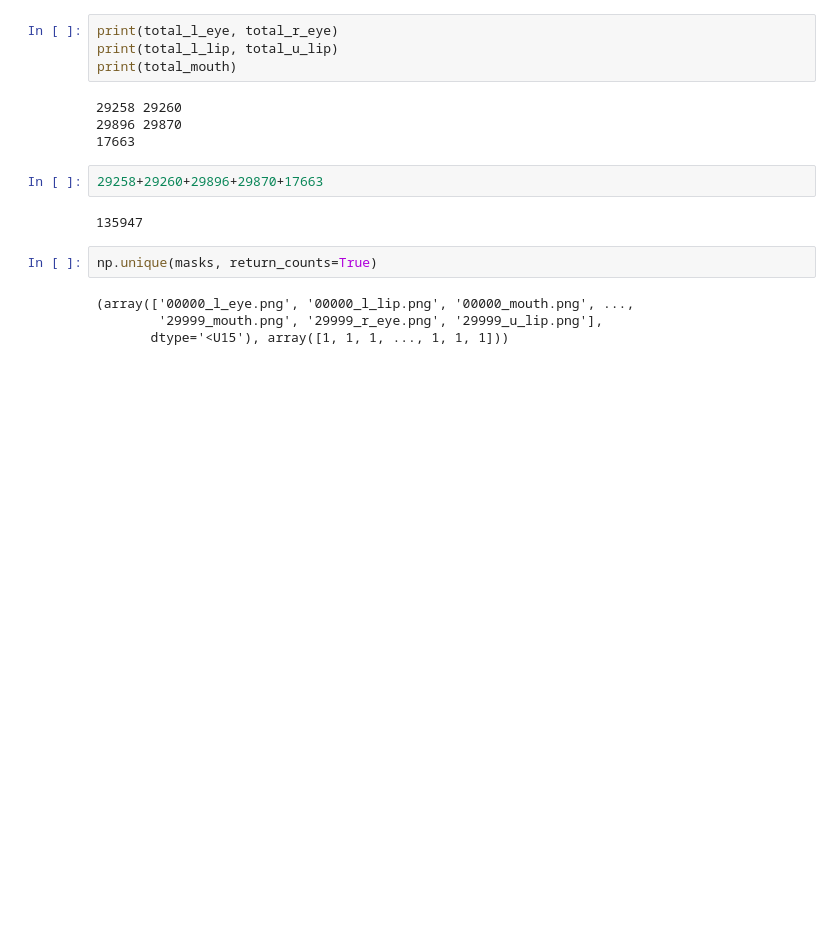
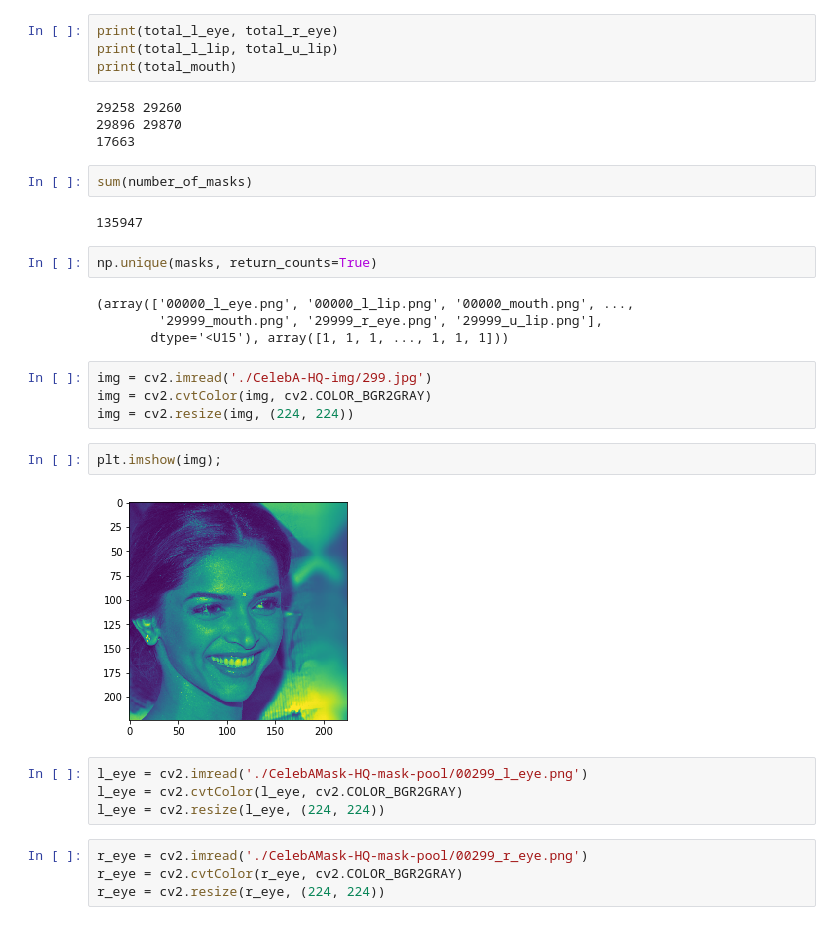
Before and after one commit to macabdul9/face-segmentation, a Jupyter notebook: Exploratory Data Analysis.ipynb, the cells around one changed output. Saved outputs shown, nothing was run; the diff lists cells and outputs as text; blank space fills up the shorter version.

```diff
--- a/Exploratory Data Analysis.ipynb
+++ b/Exploratory Data Analysis.ipynb
@@ -163,13 +177,29 @@ print(total_mouth)
 29258 29260
 29896 29870
 17663
-# %%
-29258+29260+29896+29870+17663
-# %% [output]
-135947
+# %%
+sum(number_of_masks)
+# %% [output]
+135947
 # %%
 np.unique(masks, return_counts=True)
 # %% [output]
 (array(['00000_l_eye.png', '00000_l_lip.png', '00000_mouth.png', ...,
         '29999_mouth.png', '29999_r_eye.png', '29999_u_lip.png'],
        dtype='<U15'), array([1, 1, 1, ..., 1, 1, 1]))
+# %%
+img = cv2.imread('./CelebA-HQ-img/299.jpg')
+img = cv2.cvtColor(img, cv2.COLOR_BGR2GRAY)
+img = cv2.resize(img, (224, 224))
+# %%
+plt.imshow(img);
+# %% [output]
+[figure, added]
+# %%
+l_eye = cv2.imread('./CelebAMask-HQ-mask-pool/00299_l_eye.png')
+l_eye = cv2.cvtColor(l_eye, cv2.COLOR_BGR2GRAY)
+l_eye = cv2.resize(l_eye, (224, 224))
+# %%
+r_eye = cv2.imread('./CelebAMask-HQ-mask-pool/00299_r_eye.png')
+r_eye = cv2.cvtColor(r_eye, cv2.COLOR_BGR2GRAY)
+r_eye = cv2.resize(r_eye, (224, 224))
```
Also changed, not shown: parts of 61 cells of this notebook, 1 other file.
